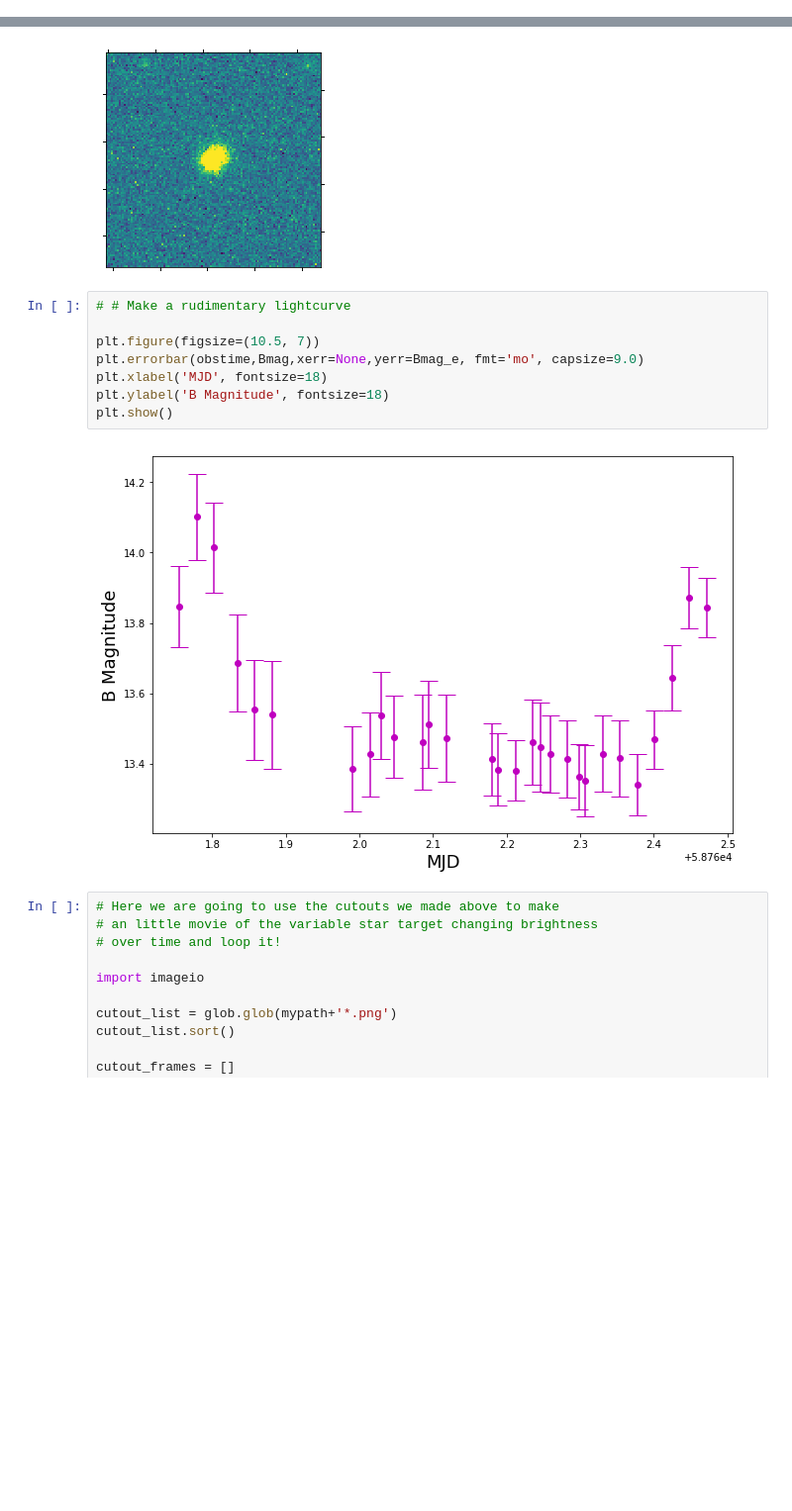
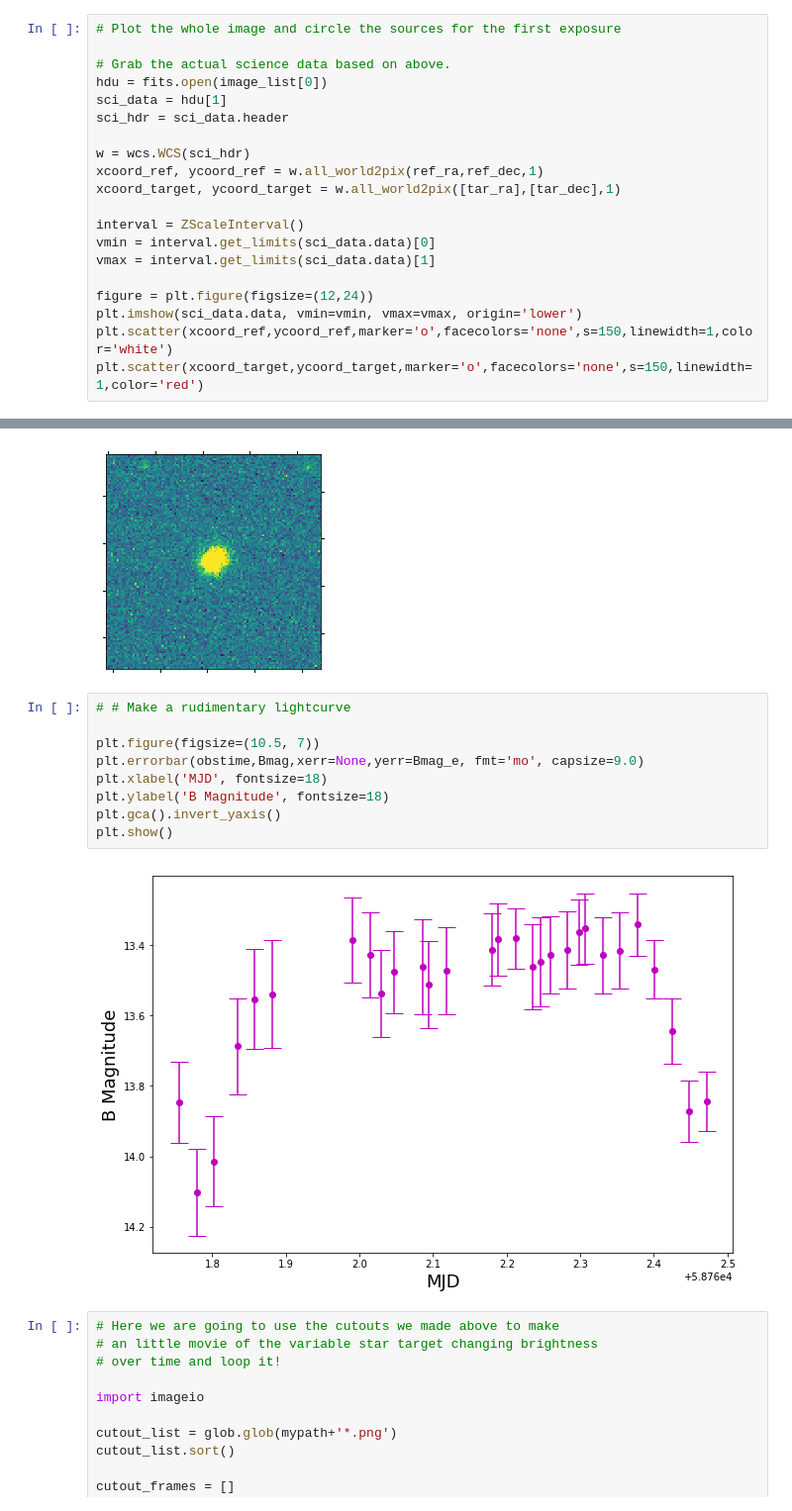
Before and after one commit to jielaizhang/pasea, a Jupyter notebook: LCO/Target_A/LCO_create_lightcurveB_and_movie_A.ipynb, the cells around one changed output, grey strips where cells are left out. Shown at 99% size. Cells and saved outputs as stored; diff of their text form; blank space fills up the shorter version.

Commit message:
light curve turned upside down right way now

```diff
--- a/LCO/Target_A/LCO_create_lightcurveB_and_movie_A.ipynb
+++ b/LCO/Target_A/LCO_create_lightcurveB_and_movie_A.ipynb
@@ -52,3 +52,23 @@ ref_ra = [299.11433, 299.0763, 299.20659, 299.23568,299.25526]
 ref_dec = [-0.84994178, -0.94528461, -1.1268563, -1.2084083,-0.98725623]
 ref_colors = ['white','white', 'white', 'white','white']
 ref_mag = [12.2291, 12.372, 12.119,9.939,9.246]
+# %%
+# Plot the whole image and circle the sources for the first exposure
+
+# Grab the actual science data based on above.
+hdu = fits.open(image_list[0])
+sci_data = hdu[1]
+sci_hdr = sci_data.header
+
+w = wcs.WCS(sci_hdr)
+xcoord_ref, ycoord_ref = w.all_world2pix(ref_ra,ref_dec,1)
+xcoord_target, ycoord_target = w.all_world2pix([tar_ra],[tar_dec],1)
+
+interval = ZScaleInterval()
+vmin = interval.get_limits(sci_data.data)[0]
+vmax = interval.get_limits(sci_data.data)[1]
+
+figure = plt.figure(figsize=(12,24))
+plt.imshow(sci_data.data, vmin=vmin, vmax=vmax, origin='lower')
+plt.scatter(xcoord_ref,ycoord_ref,marker='o',facecolors='none',s=150,linewidth=1,color='white')
+plt.scatter(xcoord_target,ycoord_target,marker='o',facecolors='none',s=150,linewidth=1,color='red')
@@ -151,13 +174,14 @@ Bmag = np.array(Bmag)
 # %%
 # # Make a rudimentary lightcurve
 
 plt.figure(figsize=(10.5, 7))
 plt.errorbar(obstime,Bmag,xerr=None,yerr=Bmag_e, fmt='mo', capsize=9.0)
 plt.xlabel('MJD', fontsize=18)
 plt.ylabel('B Magnitude', fontsize=18)
+plt.gca().invert_yaxis()
 plt.show()
 # %% [output]
-[figure, old version]
+[figure, new version]
 # %%
 # Here we are going to use the cutouts we made above to make
 # an little movie of the variable star target changing brightness
```
Also changed, not shown: parts of 1 cell of this notebook.
